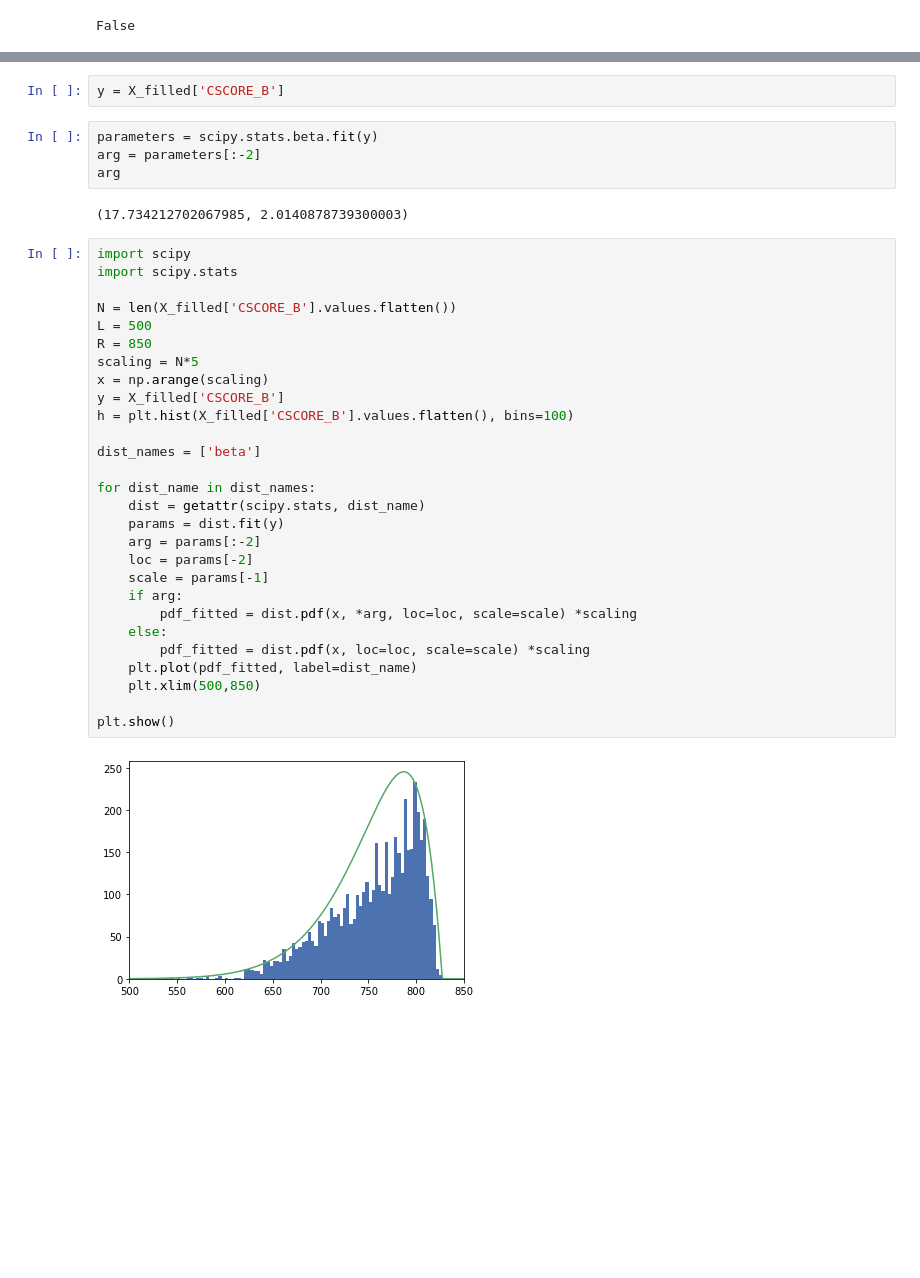
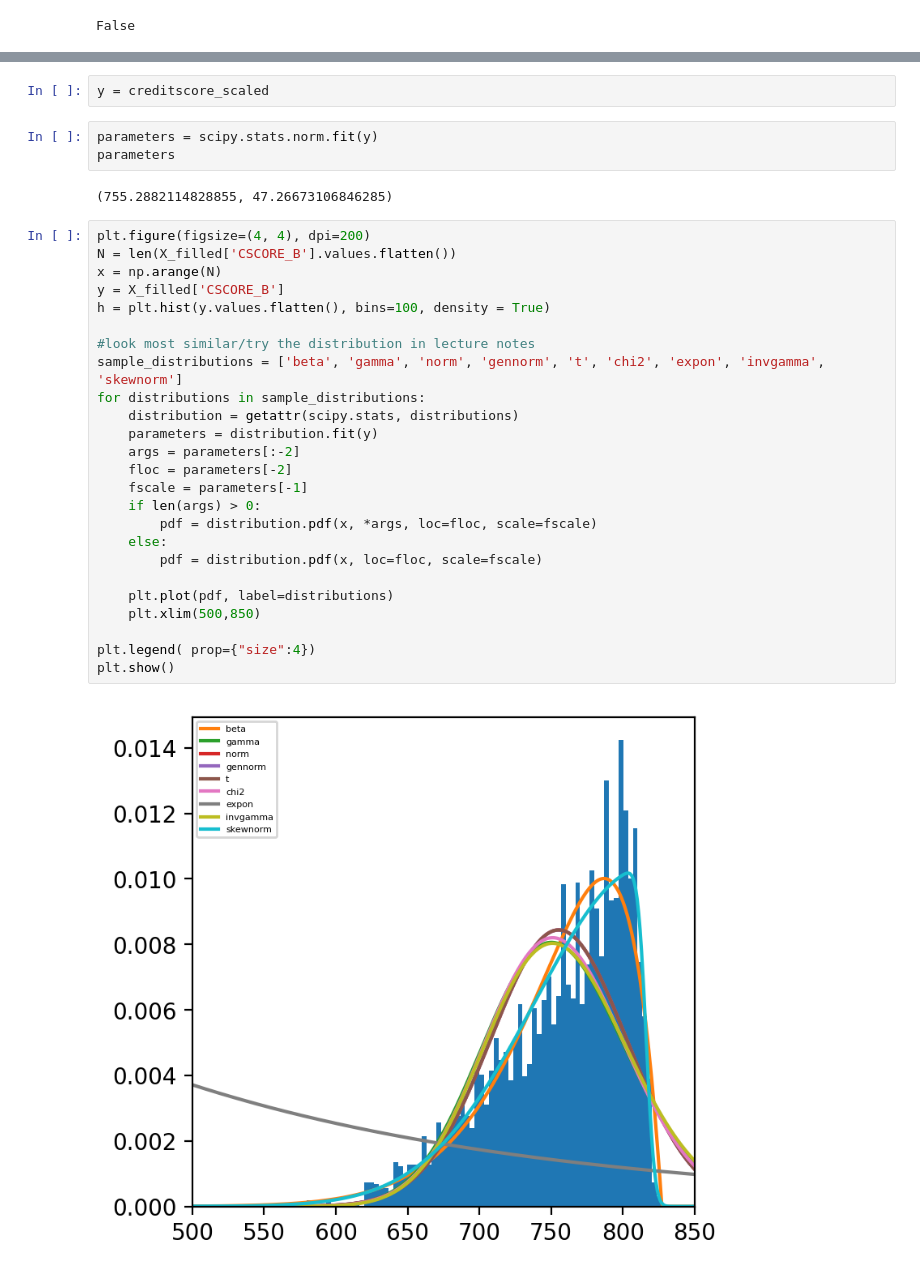
Before and after one commit to BohangWei/FDS-Final-Project, a Jupyter notebook: FinalProjectFall2021.ipynb, the cells around one changed output, grey strips where cells are left out. Saved outputs shown, nothing was run; the diff lists cells and outputs as text; blank space fills up the shorter version.

```diff
--- a/FinalProjectFall2021.ipynb
+++ b/FinalProjectFall2021.ipynb
@@ -509,38 +508,34 @@ h = plt.hist(X_filled['CSCORE_B'].values.flatten(), bins=100)
-# %%
-y = X_filled['CSCORE_B']
+# %%
+y = creditscore_scaled
 # %%
-parameters = scipy.stats.beta.fit(y)
-arg = parameters[:-2]
-arg
+parameters = scipy.stats.norm.fit(y)
+parameters
 # %% [output]
-(17.734212702067985, 2.0140878739300003)
+(755.2882114828855, 47.26673106846285)
 # %%
-import scipy
-import scipy.stats
+plt.figure(figsize=(4, 4), dpi=200)
+N = len(X_filled['CSCORE_B'].values.flatten())
+x = np.arange(N)
+y = X_filled['CSCORE_B']
+h = plt.hist(y.values.flatten(), bins=100, density = True)
 
-N = len(X_filled['CSCORE_B'].values.flatten())
-L = 500
-R = 850
-scaling = N*5
-x = np.arange(scaling)
-y = X_filled['CSCORE_B']
-h = plt.hist(X_filled['CSCORE_B'].values.flatten(), bins=100)
+#look most similar/try the distribution in lecture notes
+sample_distributions = ['beta', 'gamma', 'norm', 'gennorm', 't', 'chi2', 'expon', 'invgamma', 'skewnorm']
+for distributions in sample_distributions:
+    distribution = getattr(scipy.stats, distributions)
+    parameters = distribution.fit(y)
+    args = parameters[:-2]
+    floc = parameters[-2]
+    fscale = parameters[-1]
+    if len(args) > 0:
+        pdf = distribution.pdf(x, *args, loc=floc, scale=fscale)
+    else:
+        pdf = distribution.pdf(x, loc=floc, scale=fscale)
 
-dist_names = ['beta']
-
-for dist_name in dist_names:
-    dist = getattr(scipy.stats, dist_name)
-    params = dist.fit(y)
-    arg = params[:-2]
-    loc = params[-2]
-    scale = params[-1]
-    if arg:
-        pdf_fitted = dist.pdf(x, *arg, loc=loc, scale=scale) *scaling
-    else:
-        pdf_fitted = dist.pdf(x, loc=loc, scale=scale) *scaling
-    plt.plot(pdf_fitted, label=dist_name)
+    plt.plot(pdf, label=distributions)
     plt.xlim(500,850)
 
+plt.legend( prop={"size":4})
 plt.show()
 # %% [output]
-[figure, old version]
+[figure, new version]
```
Also changed, not shown: parts of 26 cells of this notebook.
